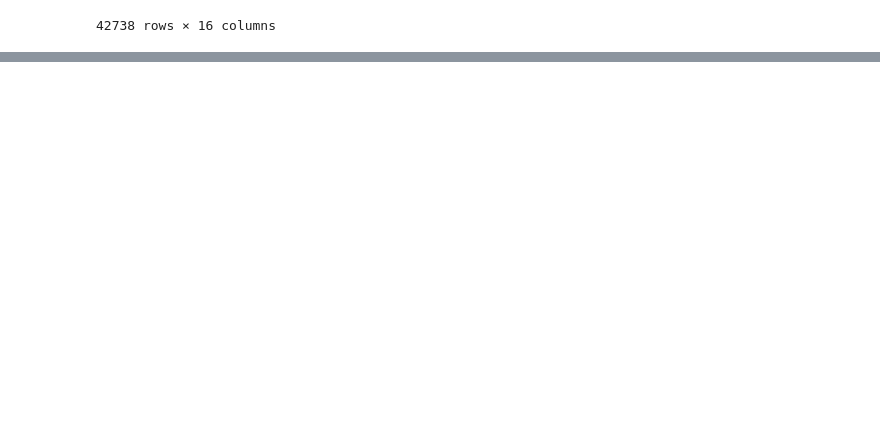
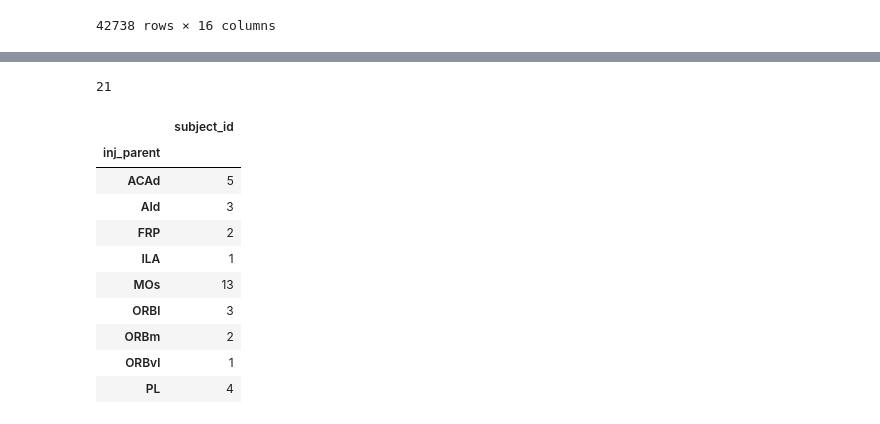
Before and after one commit to leesuyee/mesoscale-connectivity-tutorial, a Jupyter notebook: mesoscale_connectivity_coding_activity.ipynb, the cells around one changed output, grey strips where cells are left out. Cells and saved outputs as stored; diff of their text form; code cells hidden in the pictures; blank space fills up the shorter version.

```diff
--- a/mesoscale_connectivity_coding_activity.ipynb
+++ b/mesoscale_connectivity_coding_activity.ipynb
@@ -673,0 +734,20 @@ Something about structure of connections - what do you think this will look like
+# %%
+# @title Show answer
+all_cell_counts.subject_id.nunique()
+# %% [output]
+21
+# %%
+# @title Show answer
+all_cell_counts[['subject_id', 'inj_parent']].groupby('inj_parent').nunique()
+# %% [output]
+|  | subject_id |
+| inj_parent |  |
+| ACAd | 5 |
+| AId | 3 |
+| FRP | 2 |
+| ILA | 1 |
+| MOs | 13 |
+| ORBl | 3 |
+| ORBm | 2 |
+| ORBvl | 1 |
+| PL | 4 |
```
Also changed, not shown: parts of 31 cells of this notebook.
